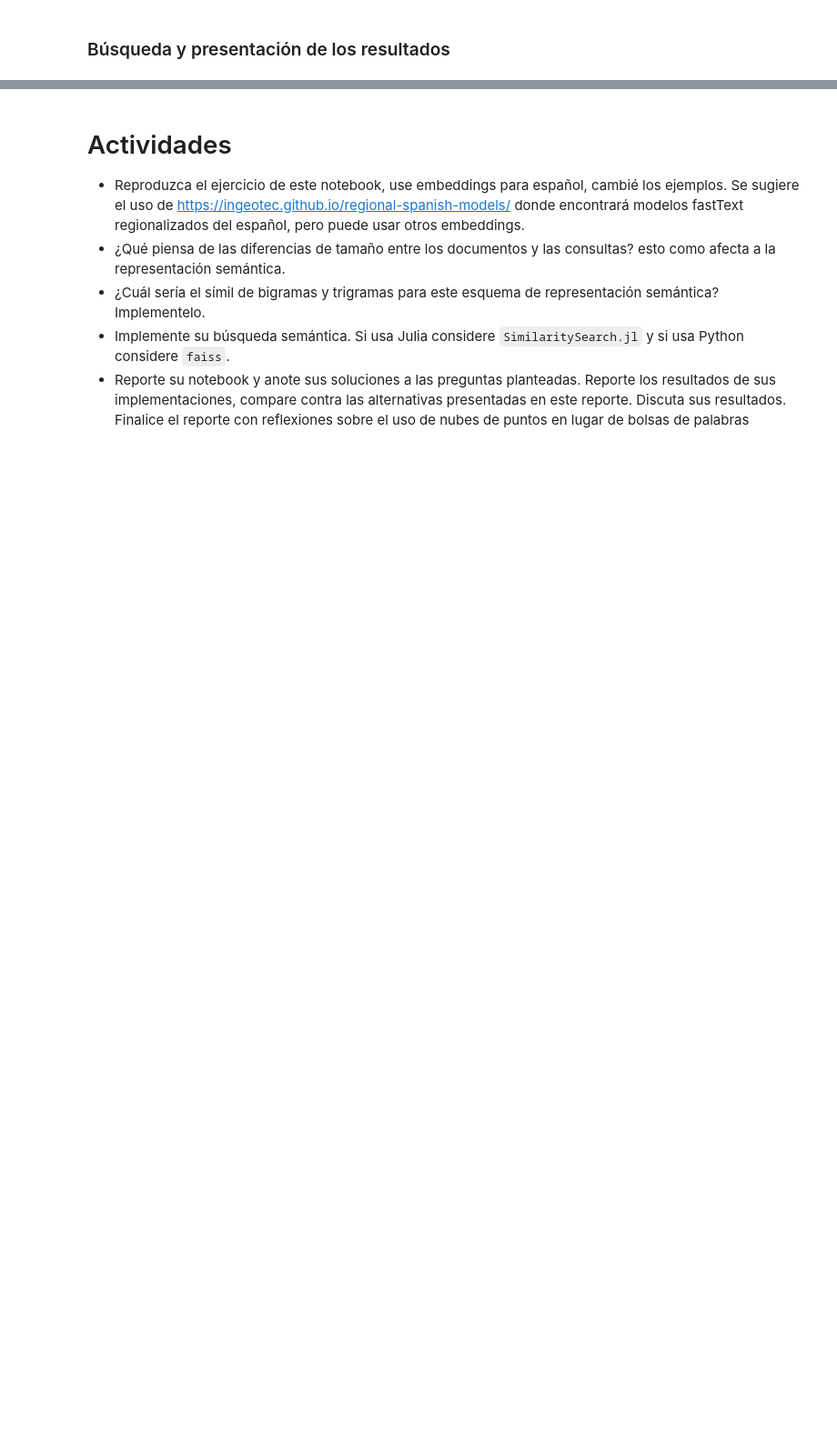
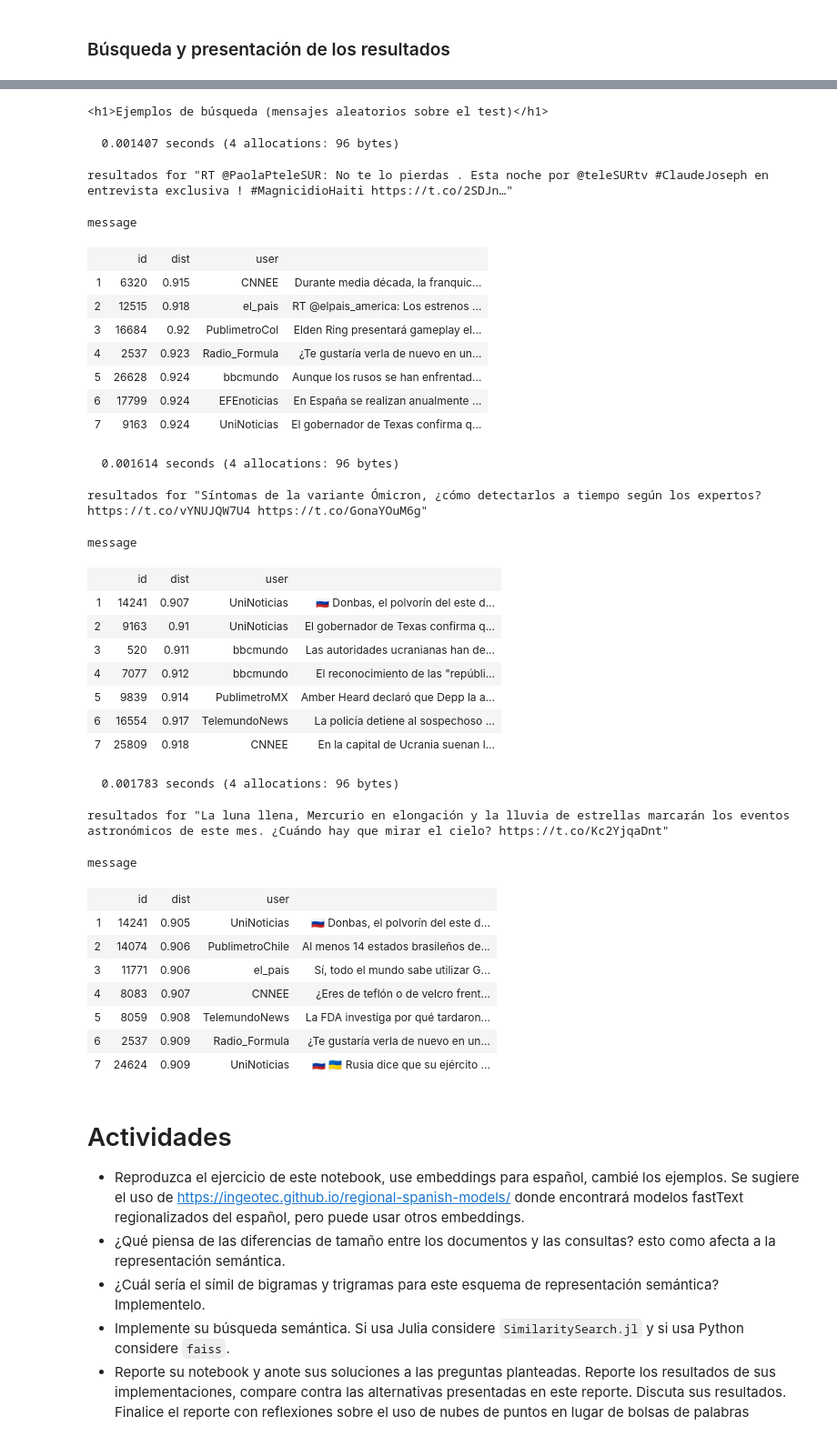
Before and after one commit to sadit/IR-2024, a Jupyter notebook: Unidades/u05b.ipynb, the cells around one changed output, grey strips where cells are left out. Shown: that part at 91% size. Cells and saved outputs as stored; diff of their text form; code cells hidden in the pictures; blank space fills up the shorter version.

```diff
--- a/Unidades/u05b.ipynb
+++ b/Unidades/u05b.ipynb
@@ -218,3 +275,46 @@ end
+# %%
+display(@htl "<h1>Ejemplos de búsqueda (mensajes aleatorios sobre el test)</h1>")
+
+for i in 1:3
+    for qid in rand(1:length(Q.corpus))
+        search_and_display(E, Q.corpus[qid], 7)
+    end
+end
+# %% [output]
+<h1>Ejemplos de búsqueda (mensajes aleatorios sobre el test)</h1>
+  0.001407 seconds (4 allocations: 96 bytes)
+resultados for "RT @PaolaPteleSUR: No te lo pierdas . Esta noche por @teleSURtv #ClaudeJoseph en entrevista exclusiva ! #MagnicidioHaiti https://t.co/2SDJn…"
+message
+|  | id | dist | user |  |
+| 1 | 6320 | 0.915 | CNNEE | Durante media década, la franquic... |
+| 2 | 12515 | 0.918 | el_pais | RT @elpais_america: Los estrenos ... |
+| 3 | 16684 | 0.92 | PublimetroCol | Elden Ring presentará gameplay el... |
+| 4 | 2537 | 0.923 | Radio_Formula | ¿Te gustaría verla de nuevo en un... |
+| 5 | 26628 | 0.924 | bbcmundo | Aunque los rusos se han enfrentad... |
+| 6 | 17799 | 0.924 | EFEnoticias | En España se realizan anualmente ... |
+| 7 | 9163 | 0.924 | UniNoticias | El gobernador de Texas confirma q... |
+  0.001614 seconds (4 allocations: 96 bytes)
+resultados for "Síntomas de la variante Ómicron, ¿cómo detectarlos a tiempo según los expertos? https://t.co/vYNUJQW7U4 https://t.co/GonaYOuM6g"
+message
+|  | id | dist | user |  |
+| 1 | 14241 | 0.907 | UniNoticias | 🇷🇺 Donbas, el polvorín del este d... |
+| 2 | 9163 | 0.91 | UniNoticias | El gobernador de Texas confirma q... |
+| 3 | 520 | 0.911 | bbcmundo | Las autoridades ucranianas han de... |
+| 4 | 7077 | 0.912 | bbcmundo | El reconocimiento de las "repúbli... |
+| 5 | 9839 | 0.914 | PublimetroMX | Amber Heard declaró que Depp la a... |
+| 6 | 16554 | 0.917 | TelemundoNews | La policía detiene al sospechoso ... |
+| 7 | 25809 | 0.918 | CNNEE | En la capital de Ucrania suenan l... |
+  0.001783 seconds (4 allocations: 96 bytes)
+resultados for "La luna llena, Mercurio en elongación y la lluvia de estrellas marcarán los eventos astronómicos de este mes. ¿Cuándo hay que mirar el cielo? https://t.co/Kc2YjqaDnt"
+message
+|  | id | dist | user |  |
+| 1 | 14241 | 0.905 | UniNoticias | 🇷🇺 Donbas, el polvorín del este d... |
+| 2 | 14074 | 0.906 | PublimetroChile | Al menos 14 estados brasileños de... |
+| 3 | 11771 | 0.906 | el_pais | Sí, todo el mundo sabe utilizar G... |
+| 4 | 8083 | 0.907 | CNNEE | ¿Eres de teflón o de velcro frent... |
+| 5 | 8059 | 0.908 | TelemundoNews | La FDA investiga por qué tardaron... |
+| 6 | 2537 | 0.909 | Radio_Formula | ¿Te gustaría verla de nuevo en un... |
+| 7 | 24624 | 0.909 | UniNoticias | 🇷🇺 🇺🇦 Rusia dice que su ejército ... |
 # %% [markdown]
 # Actividades
 - Reproduzca el ejercicio de este notebook, use embeddings para español, cambié los ejemplos. Se sugiere el uso de <https://ingeotec.github.io/regional-spanish-models/> donde encontrará modelos fastText regionalizados del español, pero puede usar otros embeddings.
```
Also changed, not shown: parts of 14 cells of this notebook, 2 other files.
